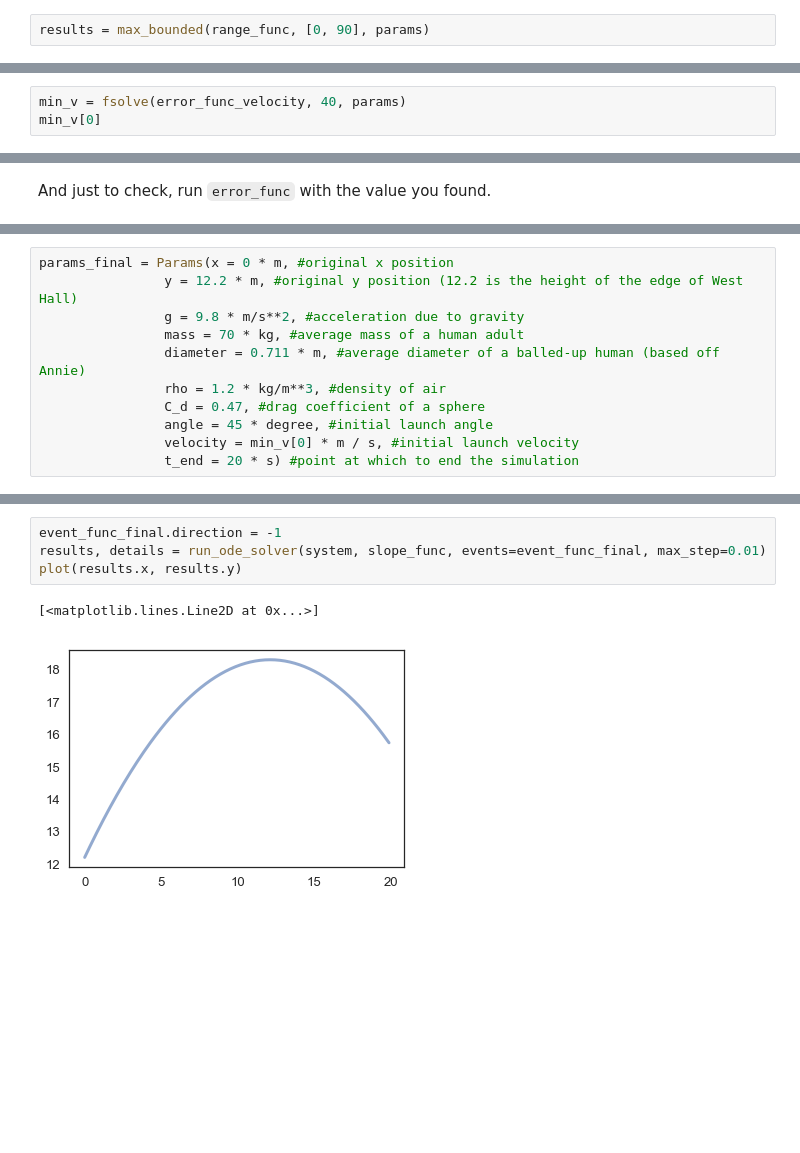
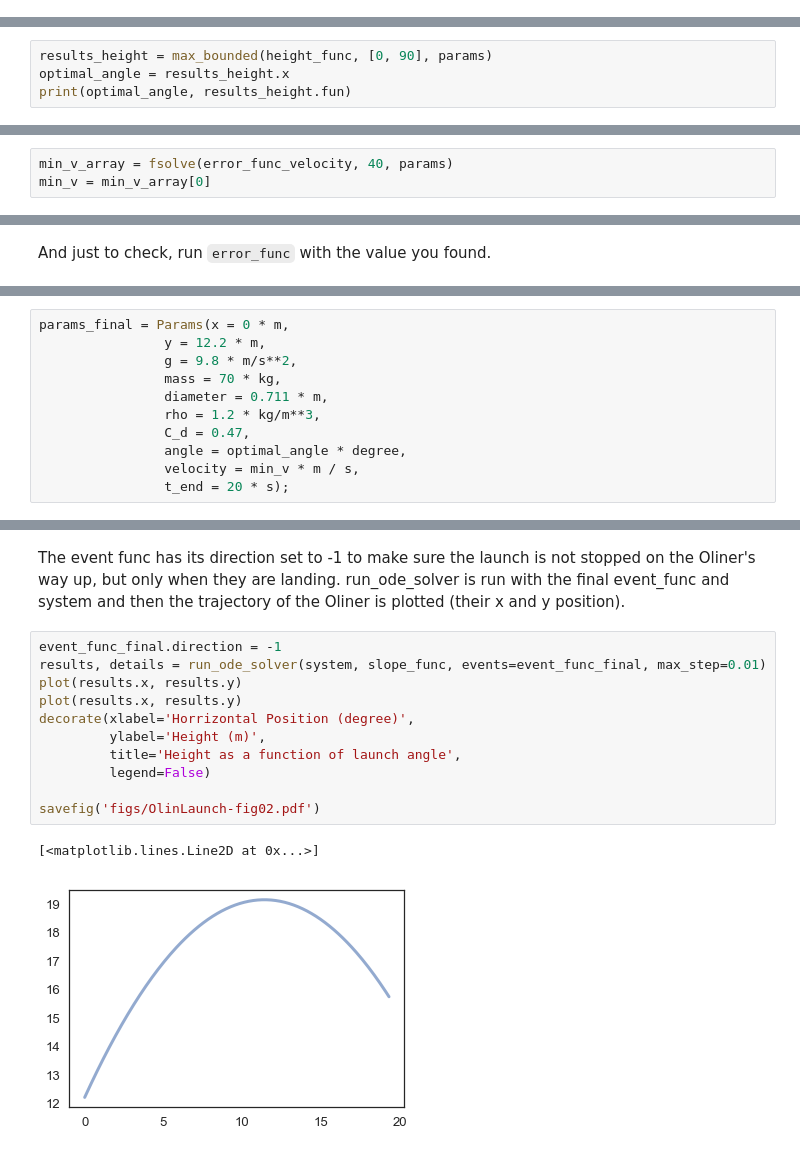
Before and after one commit to MellieZito/Project-3, a Jupyter notebook: code/OlinLaunch.ipynb, the cells around one changed output, grey strips where cells are left out. Saved outputs shown, nothing was run; the diff lists cells and outputs as text; blank space fills up the shorter version.

Commit message:
Added question and interpretation to OlinLaunch

```diff
--- a/code/OlinLaunch.ipynb
+++ b/code/OlinLaunch.ipynb
@@ -226,2 +233,0 @@ Saving figure to file figs/OlinLaunch-fig02.pdf
-# %%
-results = max_bounded(range_func, [0, 90], params)
@@ -235,0 +234,4 @@ results = max_bounded(range_func, [0, 90], params)
+# %%
+results_height = max_bounded(height_func, [0, 90], params)
+optimal_angle = results_height.x
+print(optimal_angle, results_height.fun)
@@ -276,6 +280,6 @@ error_func_velocity(40, params)
 # %% [markdown]
 Then use `fsolve` to find the answer to the problem, the minimum velocity that gets the ball out of the park.
 # %%
-min_v = fsolve(error_func_velocity, 40, params)
-min_v[0]
+min_v_array = fsolve(error_func_velocity, 40, params)
+min_v = min_v_array[0]
 # %% [output]
@@ -291,11 +297,11 @@ error_func_velocity(min_v[0], params)
 # %%
-params_final = Params(x = 0 * m, #original x position
-                y = 12.2 * m, #original y position (12.2 is the height of the edge of West Hall)
-                g = 9.8 * m/s**2, #acceleration due to gravity
-                mass = 70 * kg, #average mass of a human adult
-                diameter = 0.711 * m, #average diameter of a balled-up human (based off Annie)
-                rho = 1.2 * kg/m**3, #density of air
-                C_d = 0.47, #drag coefficient of a sphere
-                angle = 45 * degree, #initial launch angle
-                velocity = min_v[0] * m / s, #initial launch velocity
-                t_end = 20 * s) #point at which to end the simulation
+params_final = Params(x = 0 * m,
+                y = 12.2 * m,
+                g = 9.8 * m/s**2,
+                mass = 70 * kg,
+                diameter = 0.711 * m,
+                rho = 1.2 * kg/m**3,
+                C_d = 0.47,
+                angle = optimal_angle * degree,
+                velocity = min_v * m / s,
+                t_end = 20 * s);
@@ -342,10 +324,19 @@ def event_func_final(state, t, system):
+# %% [markdown]
+The event func has its direction set to -1 to make sure the launch is not stopped on the Oliner's way up, but only when they are landing. run_ode_solver is run with the final event_func and system and then the trajectory of the Oliner is plotted (their x and y position).
 # %%
 event_func_final.direction = -1
 results, details = run_ode_solver(system, slope_func, events=event_func_final, max_step=0.01)
 plot(results.x, results.y)
+plot(results.x, results.y)
+decorate(xlabel='Horrizontal Position (degree)',
+         ylabel='Height (m)',
+         title='Height as a function of launch angle',
+         legend=False)
+
+savefig('figs/OlinLaunch-fig02.pdf')
 # %% [output]
 [<matplotlib.lines.Line2D at 0x...>]
-[figure, old version]
+[figure, new version]
 # %%
 final_x = get_last_value(results.x)
 final_y = get_last_value(results.y)
```
Also changed, not shown: parts of 25 cells of this notebook, 3 other files.
